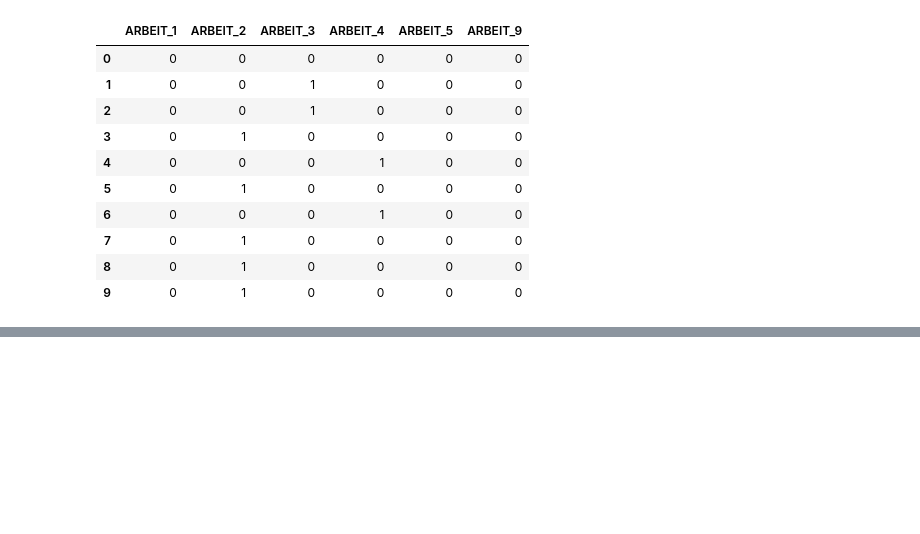
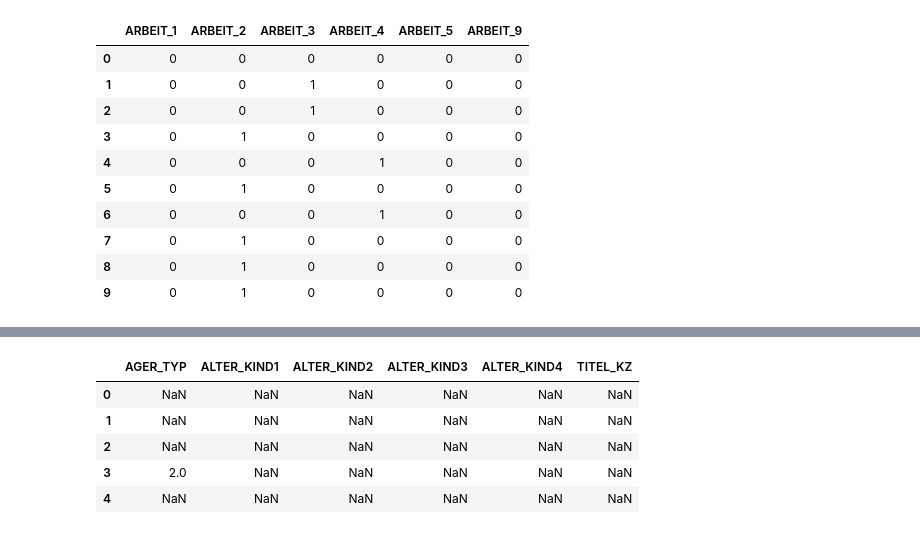
Before and after one commit to OliverFarren/arvato-udacity-customersegmentation, a Jupyter notebook: 0_dataset_eda_and_etl.ipynb, the cells around one changed output, grey strips where cells are left out. Drawn from its saved outputs; the diff is of its cells as text; code cells hidden in the pictures; blank space fills up the shorter version.

```diff
--- a/0_dataset_eda_and_etl.ipynb
+++ b/0_dataset_eda_and_etl.ipynb
@@ -1122,7 +1124,7 @@ class VerbosityPrinter:
         if self.is_none:
             print(*args,**kwargs)
 # %%
-V = VerbosityPrinter(VerbosityLevels.HIGH)
+V = VerbosityPrinter(HIGH)
 
 V.low("Print this message")
 V.high("Print this message also")
@@ -1426,0 +1462,23 @@ arbeit_oh.head(10)
+# %%
+def clean_df(df,*,cols_keep=None,verbosity=NONE):
+
+    vp = VerbosityPrinter(verbosity)
+
+    vp.low('Running clean_df...')
+
+    df_clean = df.copy()
+
+    if cols_keep == None:
+        cols_keep = Pickler.load('cols_keep')
+
+    df_clean = df_clean[cols_keep]
+    df_clean = unknown_to_nan(df_clean,verbosity=verbosity)
+    df_clean = onehot_encode_df(df_clean,verbosity=verbosity)
+    df_clean = split_cameo_deuintl_2015(df_clean,verbosity=verbosity)
+
+    vp.low('Finished running clean_df.')
+
+    return(df_clean)
+# %%
+%%time
+azdias_clean = clean_df(azdias,verbosity=LOW)
@@ -1426,0 +1541,3 @@ arbeit_oh.head(10)
+# %%
+cols_mm_to_nan = ['AGER_TYP','ALTER_KIND1','ALTER_KIND2','ALTER_KIND3','ALTER_KIND4','TITEL_KZ',]
+cols_mm_to_bin = ['DSL_FLAG','GREEN_AVANTGARDE','HH_DELTA_FLAG','OST_WEST_KZ','SOHO_KZ','UNGLEICHENN_FLAG','VERS_TYP','ANREDE_KZ']
@@ -1426,0 +1546,9 @@ arbeit_oh.head(10)
+# %%
+azdias_clean[cols_mm_to_nan].head(5)
+# %% [output]
+|  | AGER_TYP | ALTER_KIND1 | ALTER_KIND2 | ALTER_KIND3 | ALTER_KIND4 | TITEL_KZ |
+| 0 | NaN | NaN | NaN | NaN | NaN | NaN |
+| 1 | NaN | NaN | NaN | NaN | NaN | NaN |
+| 2 | NaN | NaN | NaN | NaN | NaN | NaN |
+| 3 | 2.0 | NaN | NaN | NaN | NaN | NaN |
+| 4 | NaN | NaN | NaN | NaN | NaN | NaN |
```
Also changed, not shown: parts of 27 cells of this notebook, 6 other files.
